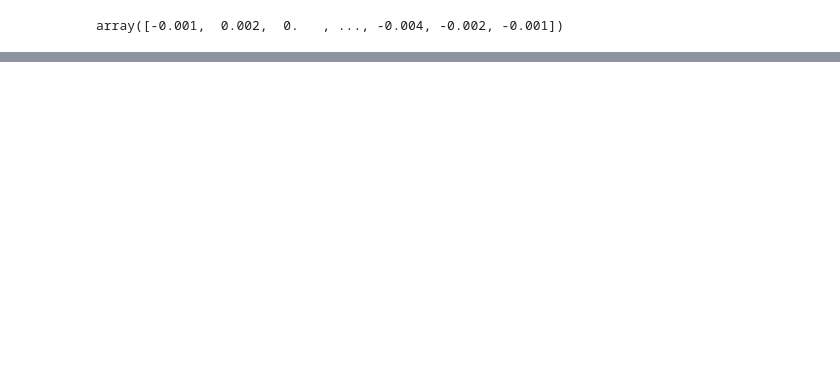
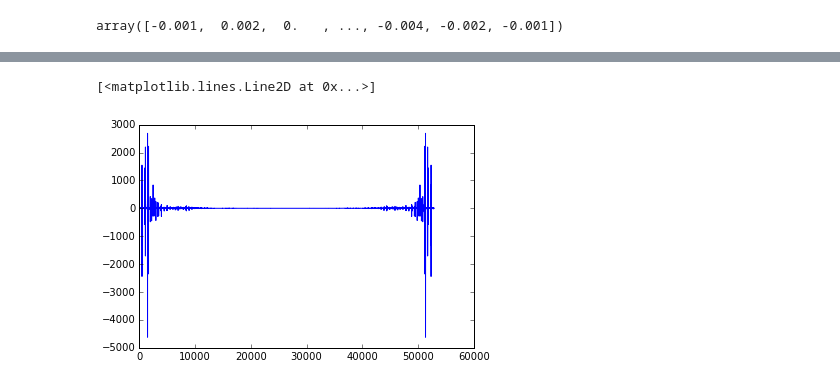
Before and after one commit to dinopants174/SigSys_Final_Project, a Jupyter notebook: Haar_Audio.ipynb, the cells around one changed output, grey strips where cells are left out. Drawn from its saved outputs; the diff is of its cells as text; code cells hidden in the pictures; blank space fills up the shorter version.

```diff
--- a/Haar_Audio.ipynb
+++ b/Haar_Audio.ipynb
@@ -33,0 +29,5 @@ w = pywt.Wavelet('Haar')
+# %%
+wave2seg = wave2.segment(start=1.2, duration=1.2)
+wave2seg.apodize()
+wave2seg.make_audio()
+# wave2.make_audio()
@@ -33,0 +36,9 @@ w = pywt.Wavelet('Haar')
+# %%
+# spec = wave2.make_spectrum()
+# thinkplot.Show()
+spec = numpy.fft.fft(wave2seg.ys)
+mplib.plot(spec)
+# mplib.xlim([0,20000])
+# %% [output]
+[<matplotlib.lines.Line2D at 0x...>]
+[figure, added]
```
Also changed, not shown: parts of 13 cells of this notebook.
